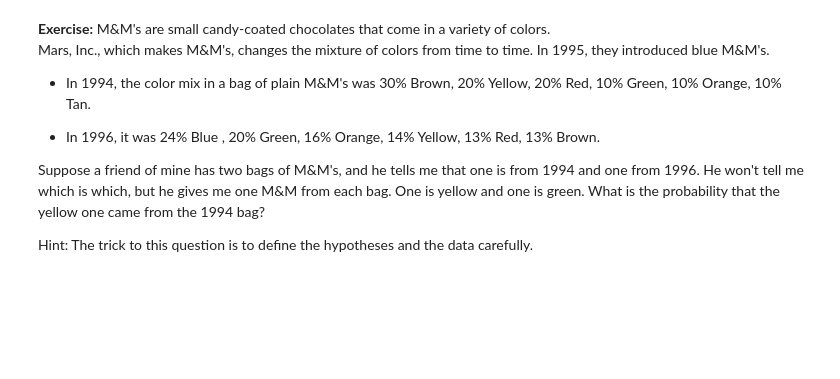
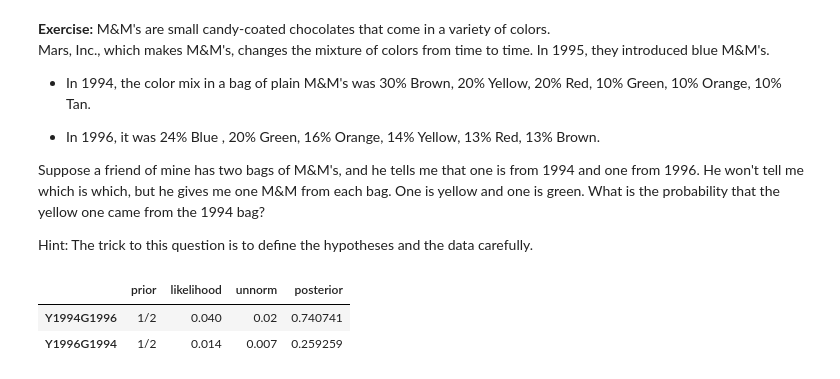
Before and after one commit to pradeepK1812/pradeepK1812, a Jupyter notebook: notebooks/BaysStat/chap02.ipynb, the cells around one changed output. Drawn from its saved outputs; the diff is of its cells as text; code cells hidden in the pictures; blank space fills up the shorter version.

```diff
--- a/notebooks/BaysStat/chap02.ipynb
+++ b/notebooks/BaysStat/chap02.ipynb
@@ -430,0 +433,12 @@ Hint: The trick to this question is to define the hypotheses and the data carefu
+# %%
+# Solution goes here
+# Solution goes here
+table6 = pd.DataFrame(index=['Y1994G1996','Y1996G1994'])
+table6['prior'] = Fraction(1, 2)
+table6['likelihood'] = .04,.014
+update(table6)
+table6
+# %% [output]
+|  | prior | likelihood | unnorm | posterior |
+| Y1994G1996 | 1/2 | 0.040 | 0.02 | 0.740741 |
+| Y1996G1994 | 1/2 | 0.014 | 0.007 | 0.259259 |
```
Also changed, not shown: parts of 2 cells of this notebook.
